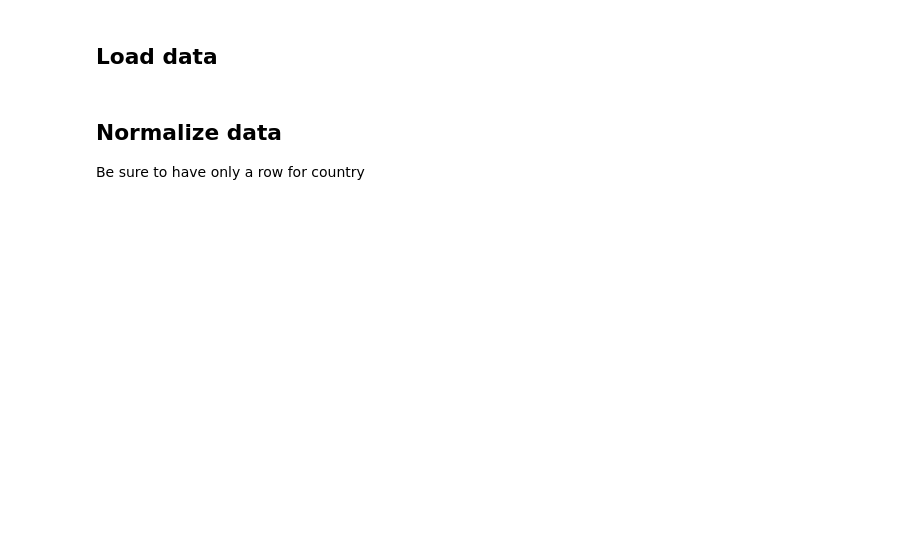
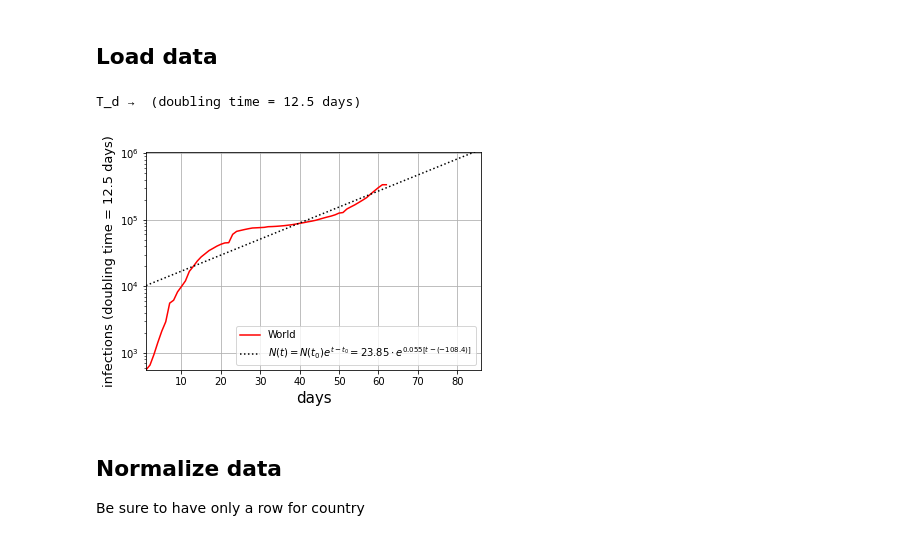
Before and after one commit to restrepo/COVID-19, a Jupyter notebook: covid_analysis.ipynb, the cells around one changed output. Cells and saved outputs as stored; diff of their text form; code cells hidden in the pictures; blank space fills up the shorter version.

```diff
--- a/covid_analysis.ipynb
+++ b/covid_analysis.ipynb
@@ -79,6 +88,64 @@ if ALL_DATA:
     DataRecovered='time_series_19-covid-Recovered.csv'
     cvr=pd.read_csv('{}{}{}'.format(DataSource,DataDir,DataRecovered))
     cvr=cvr.reset_index(drop=True)
+# %%
+extra_days=25
+max_forecast=1000000
+y=cva.groupby("Country/Region").sum().drop(['Lat','Long'],axis='columns').sum()
+x=range(1,len(y)+1)
+exp_fit = opt.curve_fit(exponential_model,x,y,p0=[1,0.4,1])
+try:
+    Δb=np.sqrt(exp_fit[1][1,1])
+except:
+    Δb=0
+'exponential `b`-fitted parameter: {}  ± {}'.format(exp_fit[0][1].round(3),Δb.round(3))
+ylinlog='log'
+xx=range(x[0],x[-1]+extra_days)
+if min(y)>0:
+    ymin=min(y)
+else:
+    ymin=1
+
+N0=exp_fit[0][0];g=exp_fit[0][1];t0=exp_fit[0][2]
+if exponential_model(t0,N0,g,t0)==N0:
+    Td=np.log(2)/g
+else:
+    print('WARNING: N(t) interpretation not working')
+    Td=None
+if Td:
+    dt=re.sub('\.0\s',' ', '(doubling time = {} days)'.format(Td.round(1)
+        ))
+    texmodel='N(t)=N(t_0)e^{t-t_0}='
+    print('T_d →  {}'.format(dt))
+else:
+    texmodel=''
+    dt=''
+
+plt.plot(x,y,'r-',label='World')
+plt.plot(xx,
+         exponential_model(xx,exp_fit[0][0],exp_fit[0][1],exp_fit[0][2]),
+         'k:',
+         label=r'$%s%g\cdot e^{%g[t-(%g)]}$' %(texmodel,
+                                             exp_fit[0][0].round(2),
+                                             exp_fit[0][1].round(3),
+                                             exp_fit[0][2].round(2)) )
+plt.legend()#(loc='lo left')
+plt.xscale('linear')
+plt.yscale(ylinlog)
+plt.xlabel('days',size=15)
+plt.ylabel('infections '+dt,size=13 )
+if ylinlog=='linear':
+    xmax=x[-1]+2
+    ymax=y[-1]+infc+Δb
+else:
+    xmax=xx[-1]
+    ymax=max_forecast+30000
+plt.xlim(xx[0],xmax)
+plt.ylim(ymin,ymax)
+plt.grid()
+# %% [output]
+T_d →  (doubling time = 12.5 days)
+[figure, added]
 # %% [markdown]
 ## Normalize data
 Be sure to have only a row for country
```
Also changed, not shown: parts of 7 cells of this notebook.
